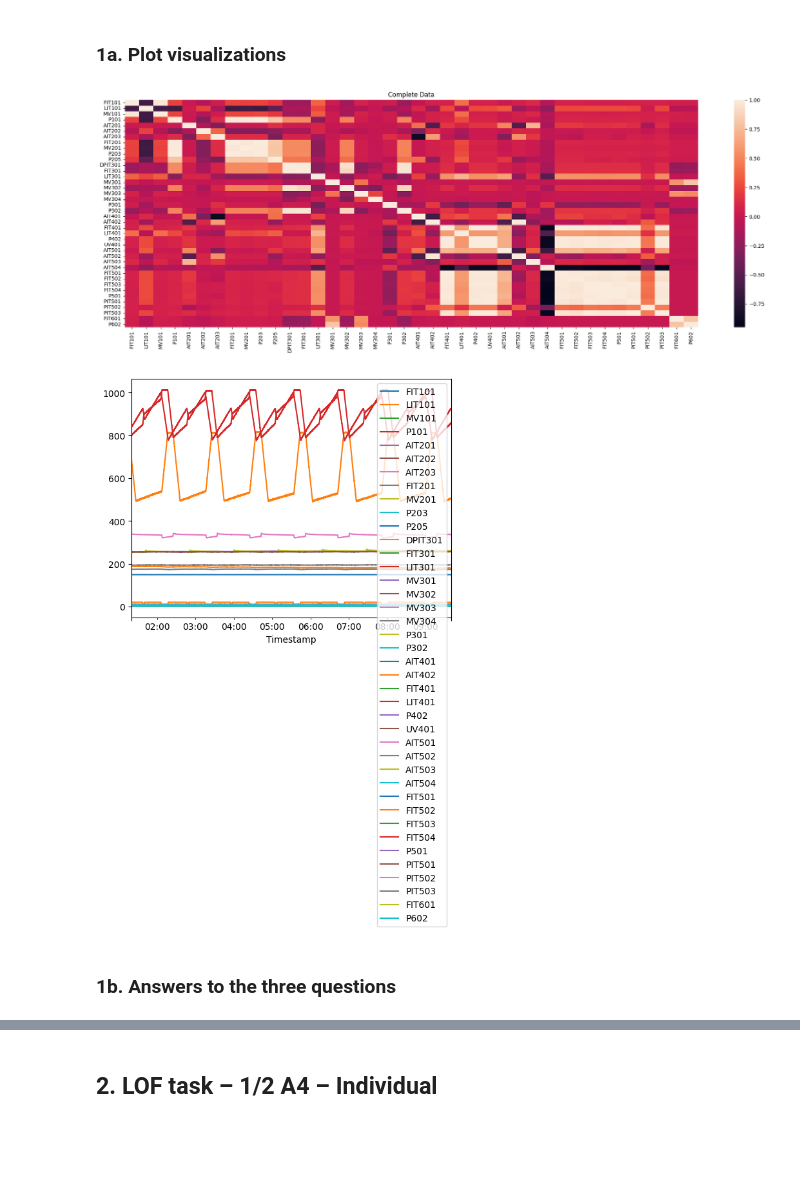
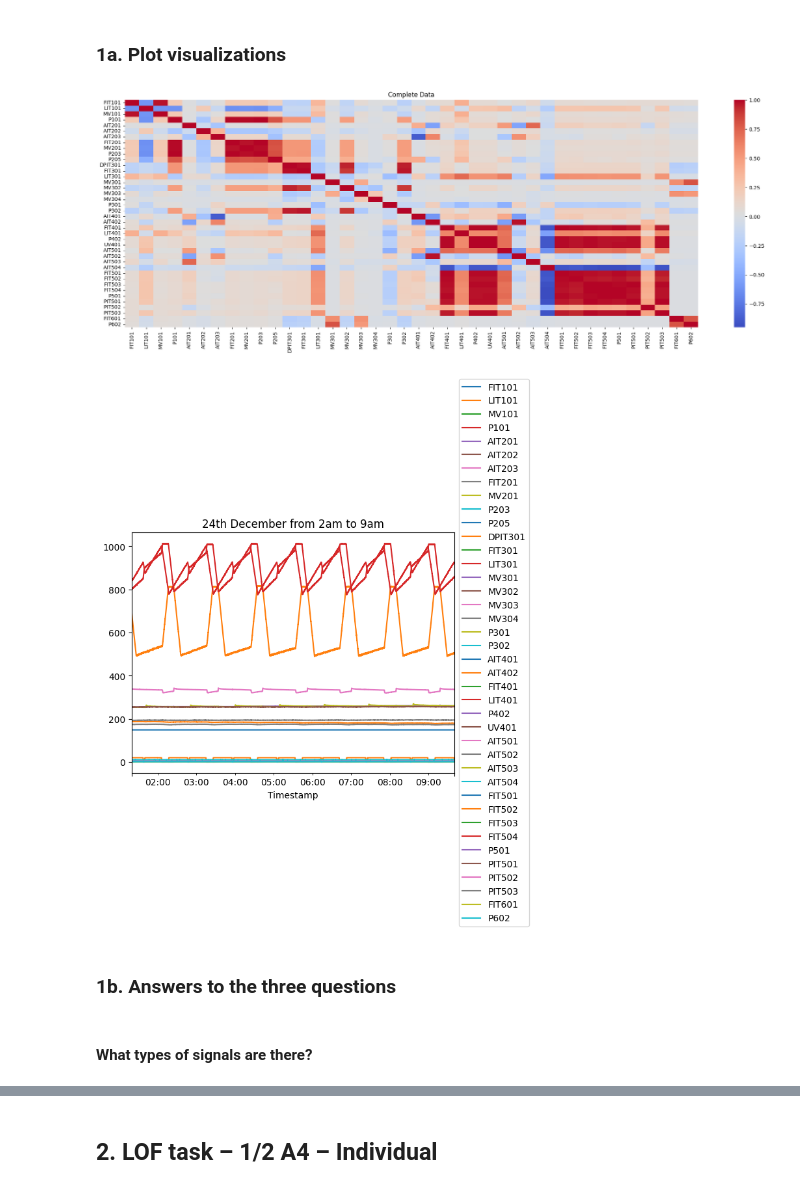
Before and after one commit to suhaib1769/CDA_Group42, a Jupyter notebook: Lab_2/Lab2.ipynb, the cells around one changed output, grey strips where cells are left out. Saved outputs shown, nothing was run; the diff lists cells and outputs as text; code cells hidden in the pictures; blank space fills up the shorter version.

```diff
--- a/Lab_2/Lab2.ipynb
+++ b/Lab_2/Lab2.ipynb
@@ -96,23 +89,27 @@ for i in range(len(df1.nunique())):
         single_value.append(i)
 
 df1_heat_map = df1.drop(df1.columns[single_value], axis=1)
-sns.heatmap(df1_heat_map.corr())
+sns.heatmap(df1_heat_map.corr(), cmap='coolwarm', ax=ax1)
 ax1.set_title('Complete Data')
 plt.show()
 # %% [output]
-[figure, old version]
+[figure, new version]
 # %%
 # Assuming your dataframe is called df and has a column named 'timestamp'
 # You can use the pd.to_datetime function to convert the timestamp column to datetime objects
 df1_first_part = df1[120000:150000].drop(df1.columns[single_value], axis=1)
 df1_first_part['Timestamp'] = pd.to_datetime(df1_first_part['Timestamp'])
 
 # You can use the df.set_index method to set the timestamp column as the index of the dataframe
 df1_timestamp_indexed = df1_first_part.set_index('Timestamp')
 # You can use the df.plot method to plot the dataframe with all the columns on the y-axis
 df1_timestamp_indexed.plot()
+plt.title('24th December from 2am to 9am')
+plt.legend(loc='center left', bbox_to_anchor=(1.0, 0.5))
 plt.show()
 # %% [output]
-[figure, old version]
+[figure, new version]
 # %% [markdown]
 ### 1b. Answers to the three questions
+# %% [markdown]
+#### What types of signals are there?
```
Also changed, not shown: parts of 3 cells of this notebook.
